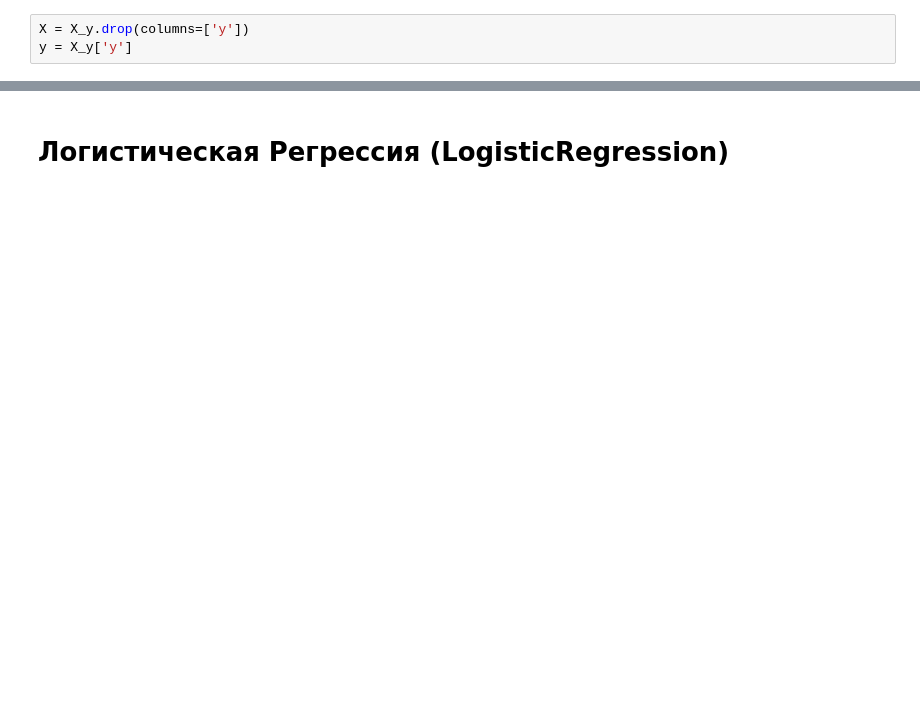
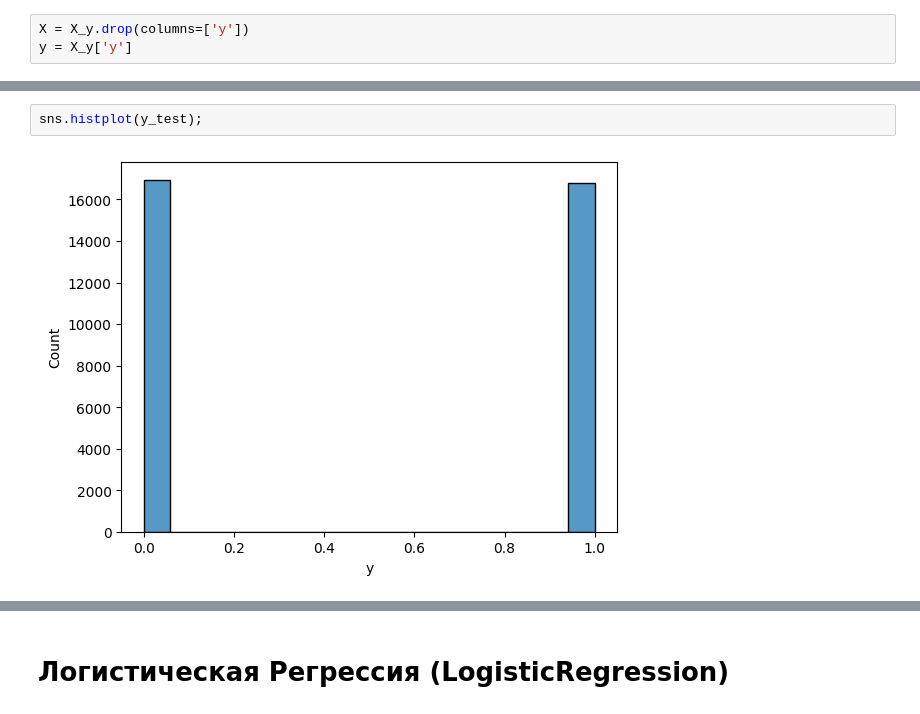
Before and after one commit to plugg1N/aiijc-team-task-2023, a Jupyter notebook: aiijc-solution.ipynb, the cells around one changed output, grey strips where cells are left out. Cells and saved outputs as stored; diff of their text form; blank space fills up the shorter version.

```diff
--- a/aiijc-solution.ipynb
+++ b/aiijc-solution.ipynb
@@ -280,3 +346,7 @@ X_train
+# %%
+sns.histplot(y_test);
+# %% [output]
+[figure, added]
 # %%
 scaler = MinMaxScaler()
 scaler.fit(X_train)
```
Also changed, not shown: parts of 41 cells of this notebook.
